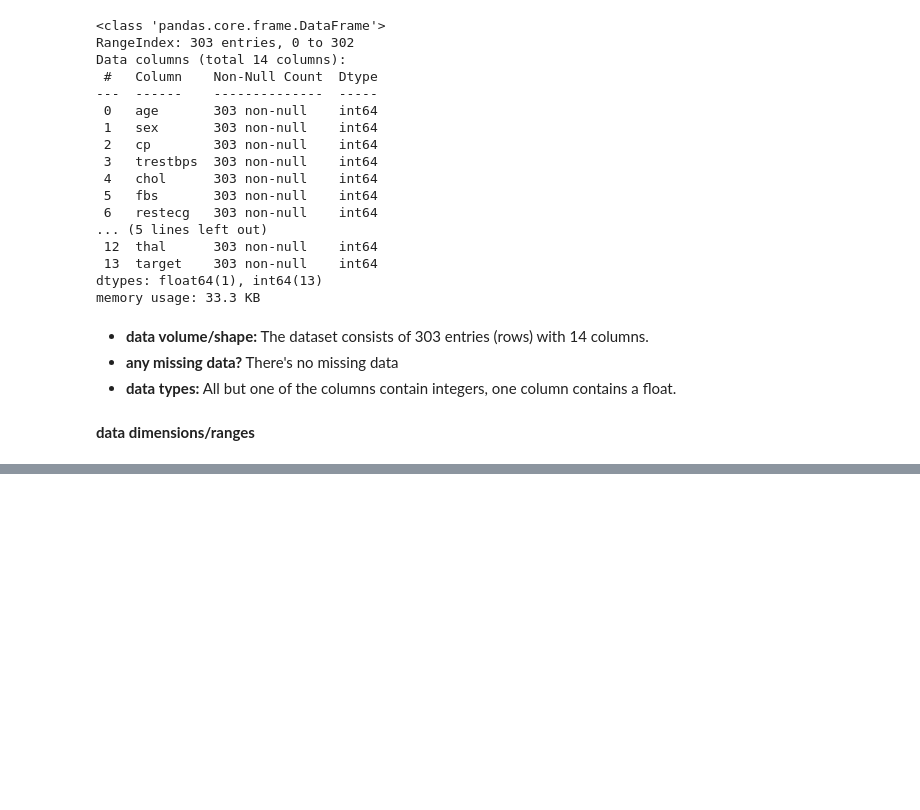
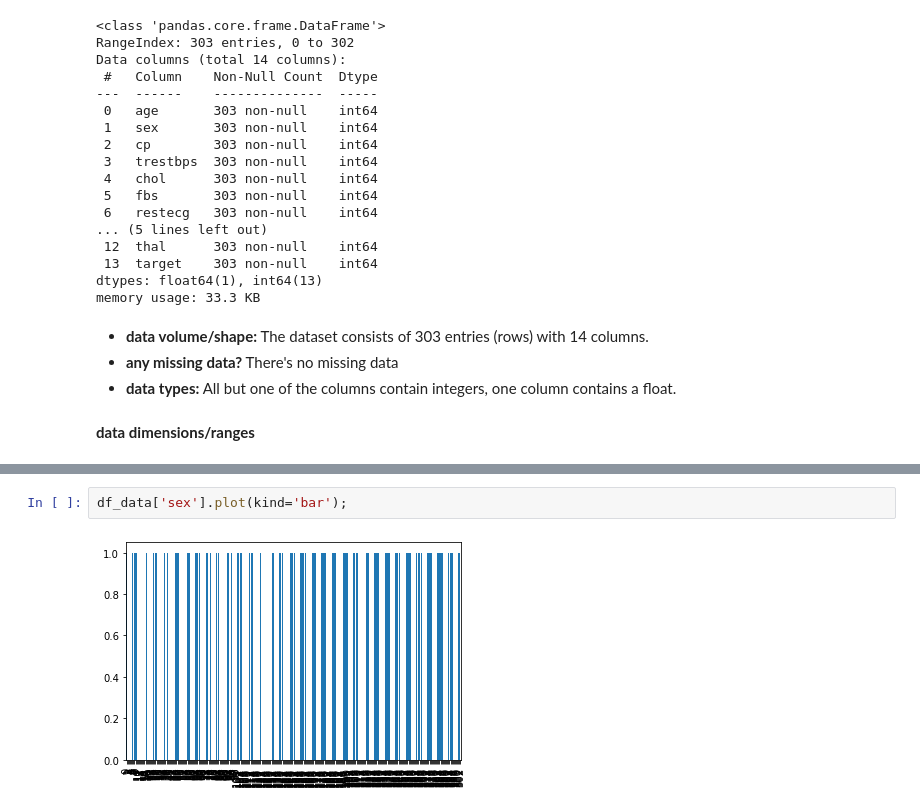
Before and after one commit to ChulaBruggeling/heart-disease-classification, a Jupyter notebook: heart-disease-classification-workbook.ipynb, the cells around one changed output, grey strips where cells are left out. Cells and saved outputs as stored; diff of their text form; blank space fills up the shorter version.

```diff
--- a/heart-disease-classification-workbook.ipynb
+++ b/heart-disease-classification-workbook.ipynb
@@ -182,0 +201,4 @@ heart_disease_data.describe().transpose()
+# %%
+df_data['sex'].plot(kind='bar');
+# %% [output]
+[figure, added]
```
Also changed, not shown: parts of 40 cells of this notebook.
